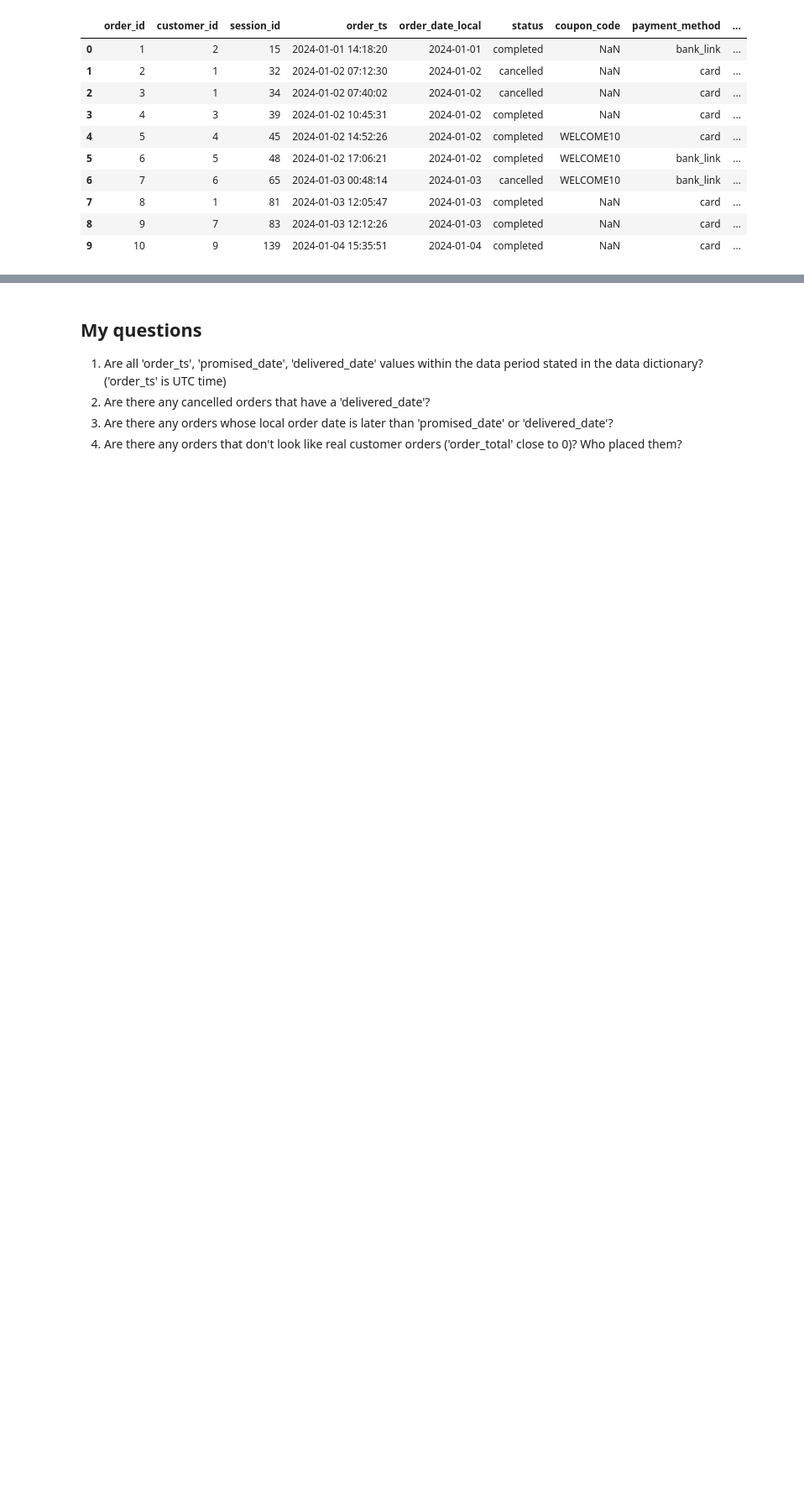
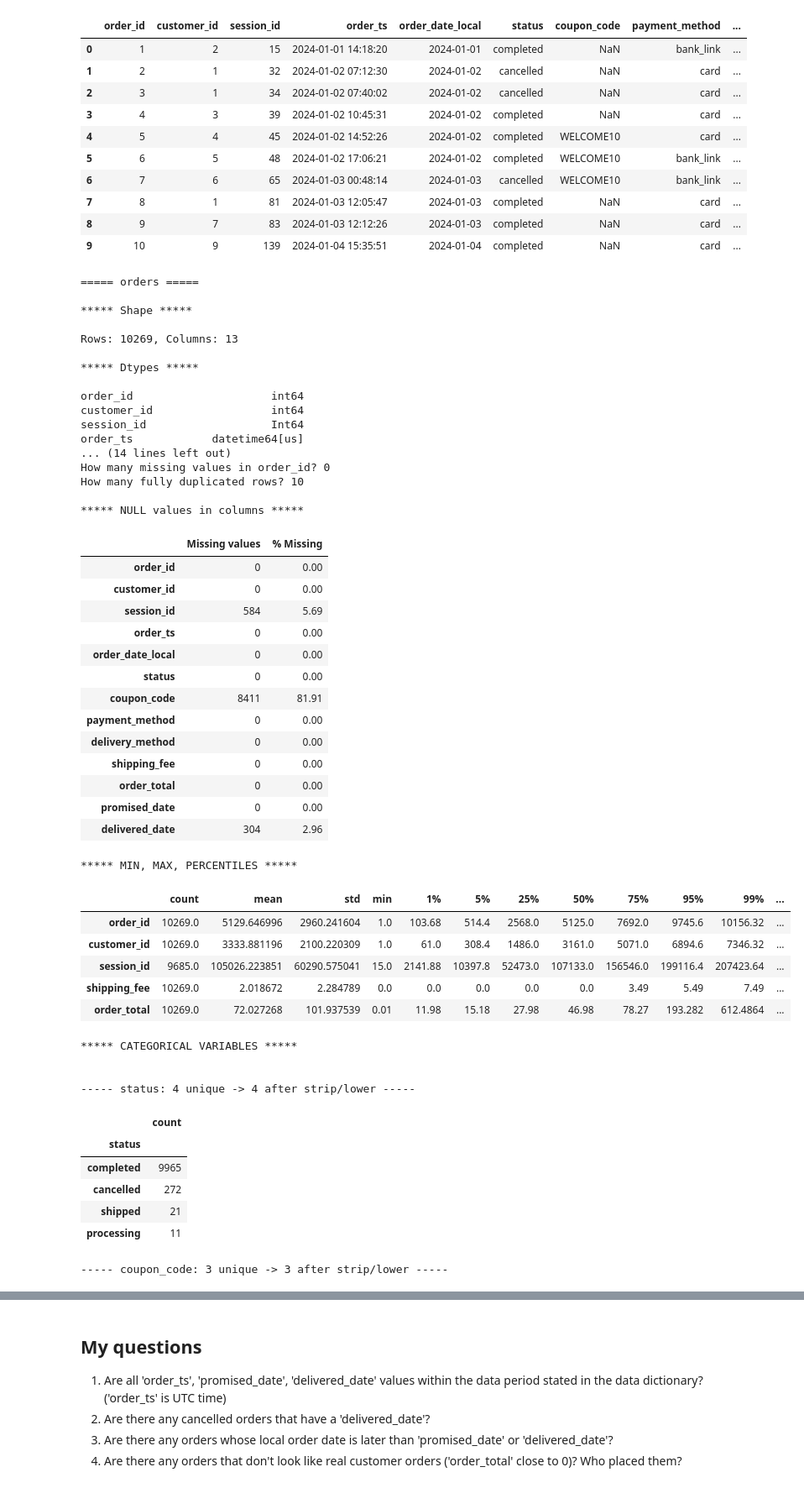
Before and after one commit to egidijus-zilis/ecommerce-analysis, a Jupyter notebook: notebooks/01_profiling.ipynb, the cells around one changed output, grey strips where cells are left out. Shown at 84% size. Saved outputs shown, nothing was run; the diff lists cells and outputs as text; code cells hidden in the pictures; blank space fills up the shorter version.

```diff
--- a/notebooks/01_profiling.ipynb
+++ b/notebooks/01_profiling.ipynb
@@ -69,3 +241,55 @@ orders.head(10)
 | 7 | 8 | 1 | 81 | 2024-01-03 12:05:47 | 2024-01-03 | completed | NaN | card | ... |
 | 8 | 9 | 7 | 83 | 2024-01-03 12:12:26 | 2024-01-03 | completed | NaN | card | ... |
 | 9 | 10 | 9 | 139 | 2024-01-04 15:35:51 | 2024-01-04 | completed | NaN | card | ... |
+# %%
+profile(orders, "orders", ["order_id"])
+# %% [output]
+===== orders =====
+
+***** Shape *****
+
+Rows: 10269, Columns: 13
+
+***** Dtypes *****
+
+order_id                     int64
+customer_id                  int64
+session_id                   Int64
+order_ts            datetime64[us]
+... (14 lines left out)
+How many missing values in order_id? 0
+How many fully duplicated rows? 10
+
+***** NULL values in columns *****
+|  | Missing values | % Missing |
+| order_id | 0 | 0.00 |
+| customer_id | 0 | 0.00 |
+| session_id | 584 | 5.69 |
+| order_ts | 0 | 0.00 |
+| order_date_local | 0 | 0.00 |
+| status | 0 | 0.00 |
+| coupon_code | 8411 | 81.91 |
+| payment_method | 0 | 0.00 |
+| delivery_method | 0 | 0.00 |
+| shipping_fee | 0 | 0.00 |
+| order_total | 0 | 0.00 |
+| promised_date | 0 | 0.00 |
+| delivered_date | 304 | 2.96 |
+***** MIN, MAX, PERCENTILES *****
+|  | count | mean | std | min | 1% | 5% | 25% | 50% | 75% | 95% | 99% | ... |
+| order_id | 10269.0 | 5129.646996 | 2960.241604 | 1.0 | 103.68 | 514.4 | 2568.0 | 5125.0 | 7692.0 | 9745.6 | 10156.32 | ... |
+| customer_id | 10269.0 | 3333.881196 | 2100.220309 | 1.0 | 61.0 | 308.4 | 1486.0 | 3161.0 | 5071.0 | 6894.6 | 7346.32 | ... |
+| session_id | 9685.0 | 105026.223851 | 60290.575041 | 15.0 | 2141.88 | 10397.8 | 52473.0 | 107133.0 | 156546.0 | 199116.4 | 207423.64 | ... |
+| shipping_fee | 10269.0 | 2.018672 | 2.284789 | 0.0 | 0.0 | 0.0 | 0.0 | 0.0 | 3.49 | 5.49 | 7.49 | ... |
+| order_total | 10269.0 | 72.027268 | 101.937539 | 0.01 | 11.98 | 15.18 | 27.98 | 46.98 | 78.27 | 193.282 | 612.4864 | ... |
+***** CATEGORICAL VARIABLES *****
+
+
+----- status: 4 unique -> 4 after strip/lower -----
+|  | count |
+| status |  |
+| completed | 9965 |
+| cancelled | 272 |
+| shipped | 21 |
+| processing | 11 |
+----- coupon_code: 3 unique -> 3 after strip/lower -----
```
Also changed, not shown: parts of 25 cells of this notebook, 1 other file.
